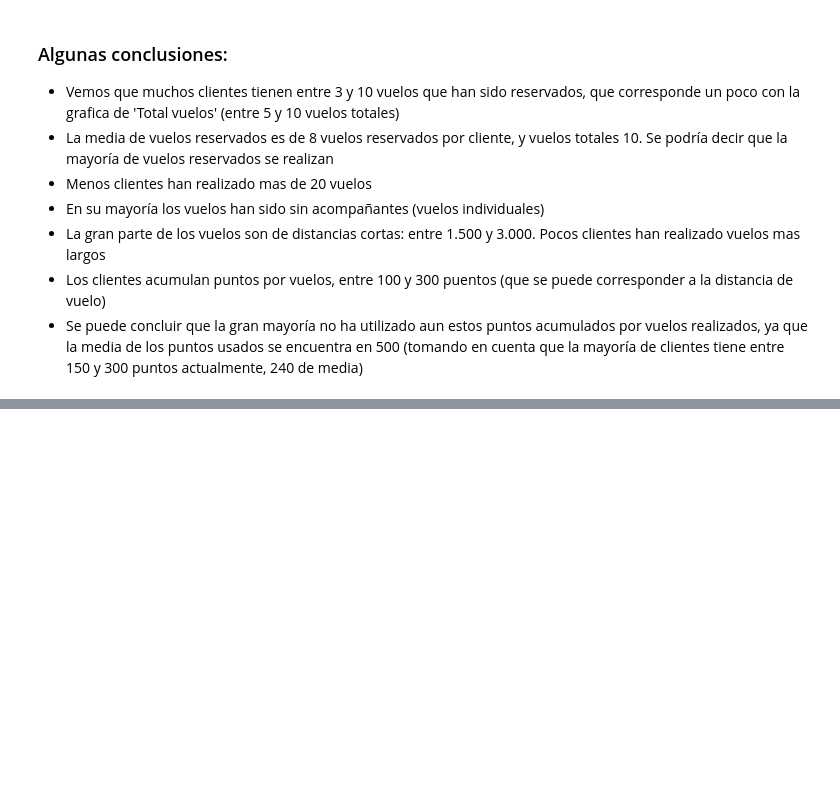
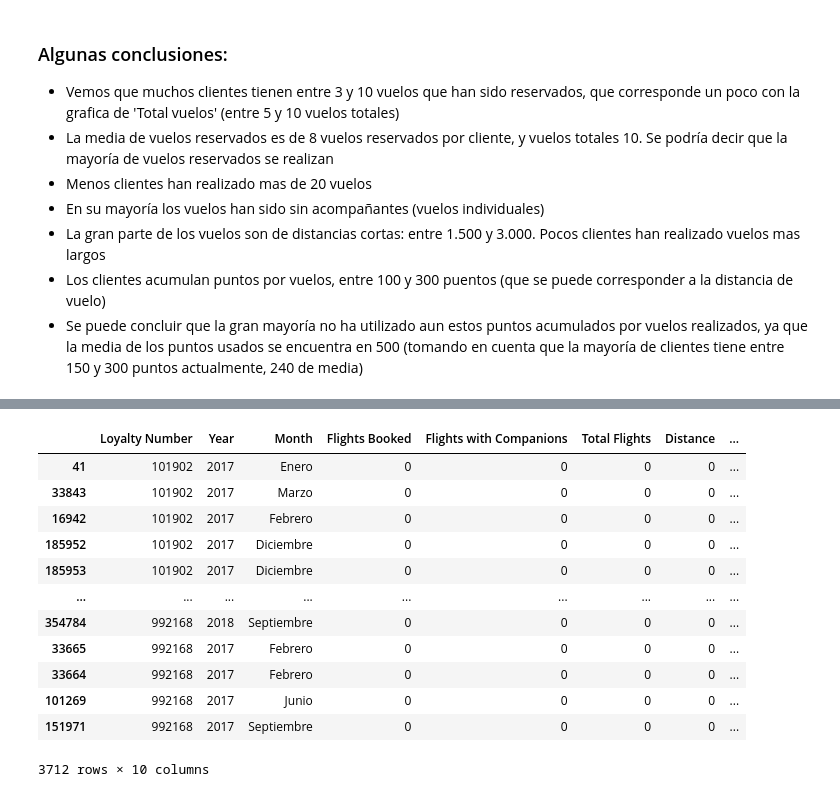
Before and after one commit to Adalab/bda-modulo-3-evaluacion-final-MarPastor, a Jupyter notebook: notebook/final_evaluation_mod3_marpastor.ipynb, the cells around one changed output, grey strips where cells are left out. Cells and saved outputs as stored; diff of their text form; code cells hidden in the pictures; blank space fills up the shorter version.

```diff
--- a/notebook/final_evaluation_mod3_marpastor.ipynb
+++ b/notebook/final_evaluation_mod3_marpastor.ipynb
@@ -346,0 +368,17 @@ for col in df_flight_active[['Flights Booked',
+# %%
+mascara = df_flight.duplicated(keep=False)
+df_flight[mascara].sort_values('Loyalty Number')
+# %% [output]
+|  | Loyalty Number | Year | Month | Flights Booked | Flights with Companions | Total Flights | Distance | ... |
+| 41 | 101902 | 2017 | Enero | 0 | 0 | 0 | 0 | ... |
+| 33843 | 101902 | 2017 | Marzo | 0 | 0 | 0 | 0 | ... |
+| 16942 | 101902 | 2017 | Febrero | 0 | 0 | 0 | 0 | ... |
+| 185952 | 101902 | 2017 | Diciembre | 0 | 0 | 0 | 0 | ... |
+| 185953 | 101902 | 2017 | Diciembre | 0 | 0 | 0 | 0 | ... |
+| ... | ... | ... | ... | ... | ... | ... | ... | ... |
+| 354784 | 992168 | 2018 | Septiembre | 0 | 0 | 0 | 0 | ... |
+| 33665 | 992168 | 2017 | Febrero | 0 | 0 | 0 | 0 | ... |
+| 33664 | 992168 | 2017 | Febrero | 0 | 0 | 0 | 0 | ... |
+| 101269 | 992168 | 2017 | Junio | 0 | 0 | 0 | 0 | ... |
+| 151971 | 992168 | 2017 | Septiembre | 0 | 0 | 0 | 0 | ... |
+3712 rows × 10 columns
```
Also changed, not shown: parts of 8 cells of this notebook.
